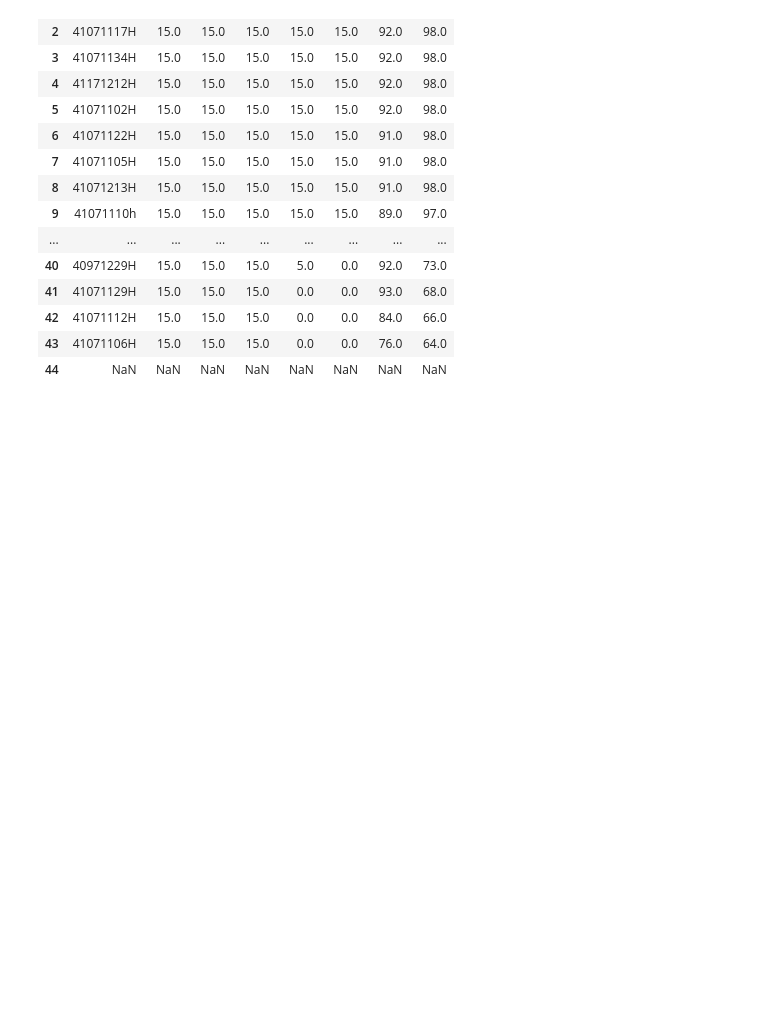
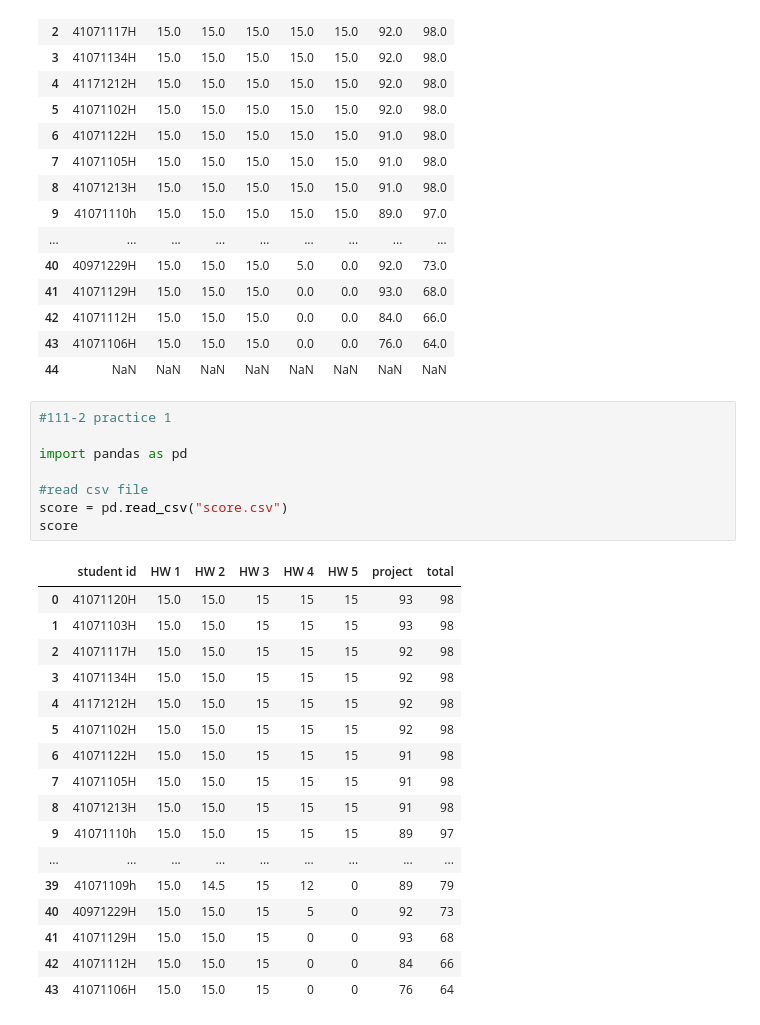
Before and after one commit to PYH1107/111-2-PL, a Jupyter notebook: try.ipynb, the cells around one changed output. Saved outputs shown, nothing was run; the diff lists cells and outputs as text; blank space fills up the shorter version.

```diff
--- a/Task 1.ipynb
+++ b/try.ipynb
@@ -112,3 +112,29 @@ score
 | 42 | 41071112H | 15.0 | 15.0 | 15.0 | 0.0 | 0.0 | 84.0 | 66.0 |
 | 43 | 41071106H | 15.0 | 15.0 | 15.0 | 0.0 | 0.0 | 76.0 | 64.0 |
 | 44 | NaN | NaN | NaN | NaN | NaN | NaN | NaN | NaN |
+# %%
+#111-2 practice 1
+
+import pandas as pd
+
+#read csv file
+score = pd.read_csv("score.csv")
+score
+# %% [output]
+|  | student id | HW 1 | HW 2 | HW 3 | HW 4 | HW 5 | project | total |
+| 0 | 41071120H | 15.0 | 15.0 | 15 | 15 | 15 | 93 | 98 |
+| 1 | 41071103H | 15.0 | 15.0 | 15 | 15 | 15 | 93 | 98 |
+| 2 | 41071117H | 15.0 | 15.0 | 15 | 15 | 15 | 92 | 98 |
+| 3 | 41071134H | 15.0 | 15.0 | 15 | 15 | 15 | 92 | 98 |
+| 4 | 41171212H | 15.0 | 15.0 | 15 | 15 | 15 | 92 | 98 |
+| 5 | 41071102H | 15.0 | 15.0 | 15 | 15 | 15 | 92 | 98 |
+| 6 | 41071122H | 15.0 | 15.0 | 15 | 15 | 15 | 91 | 98 |
+| 7 | 41071105H | 15.0 | 15.0 | 15 | 15 | 15 | 91 | 98 |
+| 8 | 41071213H | 15.0 | 15.0 | 15 | 15 | 15 | 91 | 98 |
+| 9 | 41071110h | 15.0 | 15.0 | 15 | 15 | 15 | 89 | 97 |
+| ... | ... | ... | ... | ... | ... | ... | ... | ... |
+| 39 | 41071109h | 15.0 | 14.5 | 15 | 12 | 0 | 89 | 79 |
+| 40 | 40971229H | 15.0 | 15.0 | 15 | 5 | 0 | 92 | 73 |
+| 41 | 41071129H | 15.0 | 15.0 | 15 | 0 | 0 | 93 | 68 |
+| 42 | 41071112H | 15.0 | 15.0 | 15 | 0 | 0 | 84 | 66 |
+| 43 | 41071106H | 15.0 | 15.0 | 15 | 0 | 0 | 76 | 64 |
```
Also changed, not shown: parts of 2 cells of this notebook.
